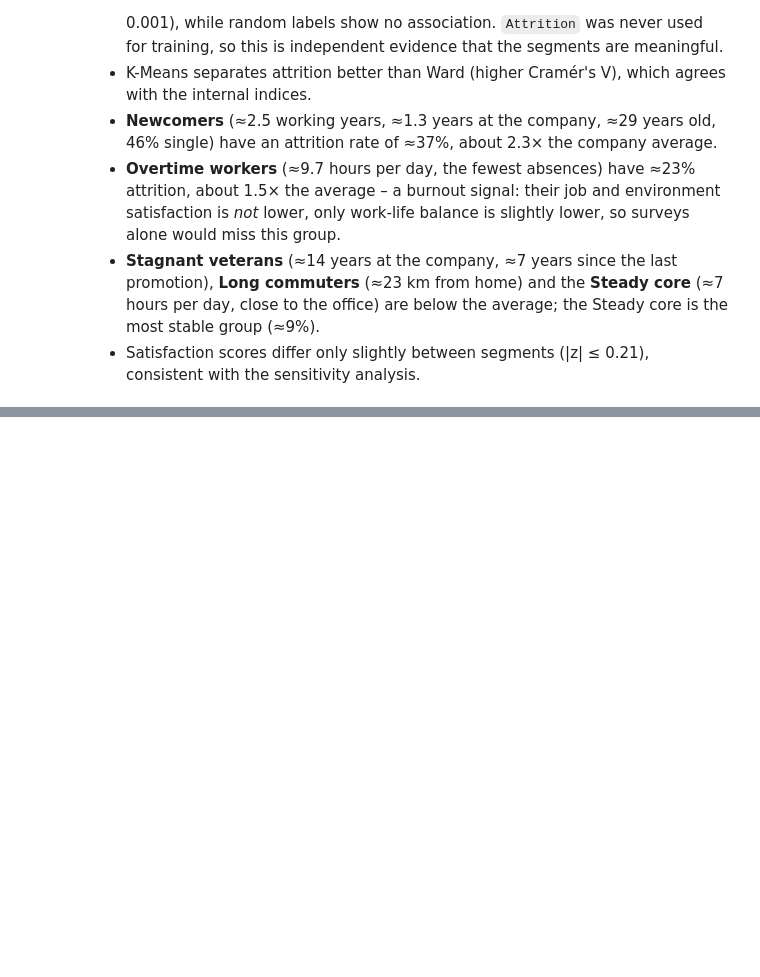
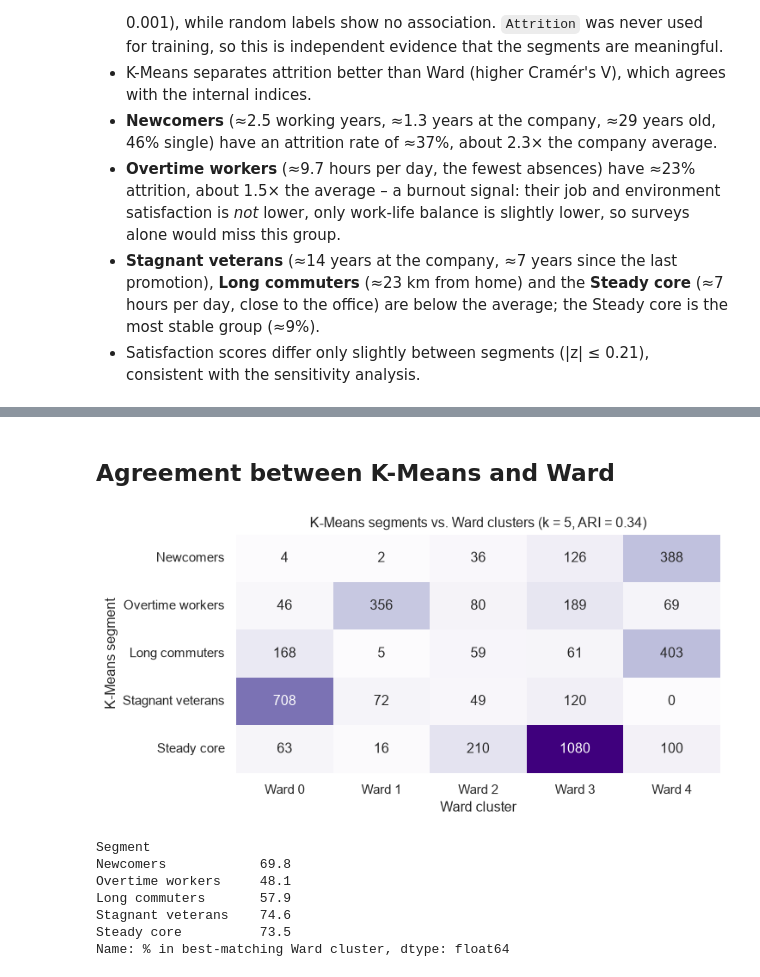
Before and after one commit to DangHoangMinhTu/Project-3---Clustering-HR-Analytics-Case-Study, a Jupyter notebook: HR-Analytics-Case-Study-Clustering.ipynb, the cells around one changed output, grey strips where cells are left out. Saved outputs shown, nothing was run; the diff lists cells and outputs as text; code cells hidden in the pictures; blank space fills up the shorter version.

```diff
--- a/HR-Analytics-Case-Study-Clustering.ipynb
+++ b/HR-Analytics-Case-Study-Clustering.ipynb
@@ -1304,0 +1514,24 @@ rate.round(3)
+# %% [markdown]
+## Agreement between K-Means and Ward
+# %%
+km_ward = pd.crosstab(seg["Segment"], labels["Ward"].values)
+km_ward.columns = [f"Ward {c}" for c in km_ward.columns]
+km_ward = km_ward.loc[rate.index]
+
+fig, ax = plt.subplots(figsize=(7.5, 3.8))
+sns.heatmap(km_ward, annot=True, fmt="d", cmap="Purples", cbar=False, ax=ax)
+ax.set(title=f"K-Means segments vs. Ward clusters (k = {K_FINAL}, ARI = {ari_km_ward:.2f})",
+       xlabel="Ward cluster", ylabel="K-Means segment")
+save(fig, "eval_km_vs_ward.png")
+
+# For each K-Means segment: share of its members that fall into its best-matching Ward cluster
+(km_ward.max(axis=1) / km_ward.sum(axis=1) * 100).round(1).rename("% in best-matching Ward cluster")
+# %% [output]
+[figure, added]
+Segment
+Newcomers            69.8
+Overtime workers     48.1
+Long commuters       57.9
+Stagnant veterans    74.6
+Steady core          73.5
+Name: % in best-matching Ward cluster, dtype: float64
```
Also changed, not shown: parts of 22 cells of this notebook, 4 other files.
